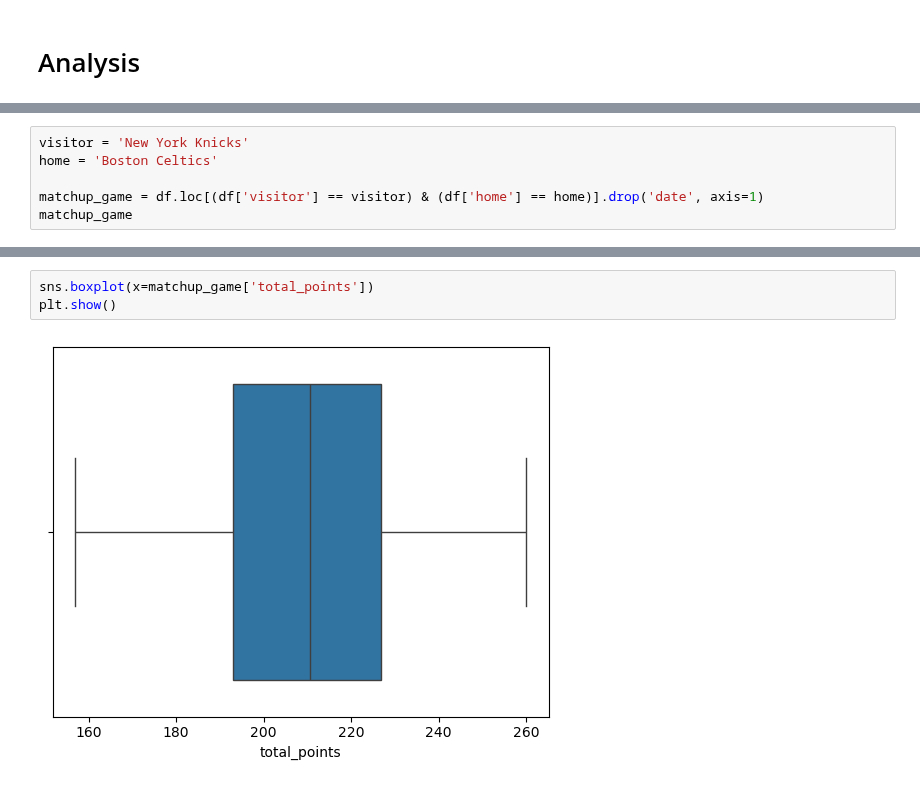
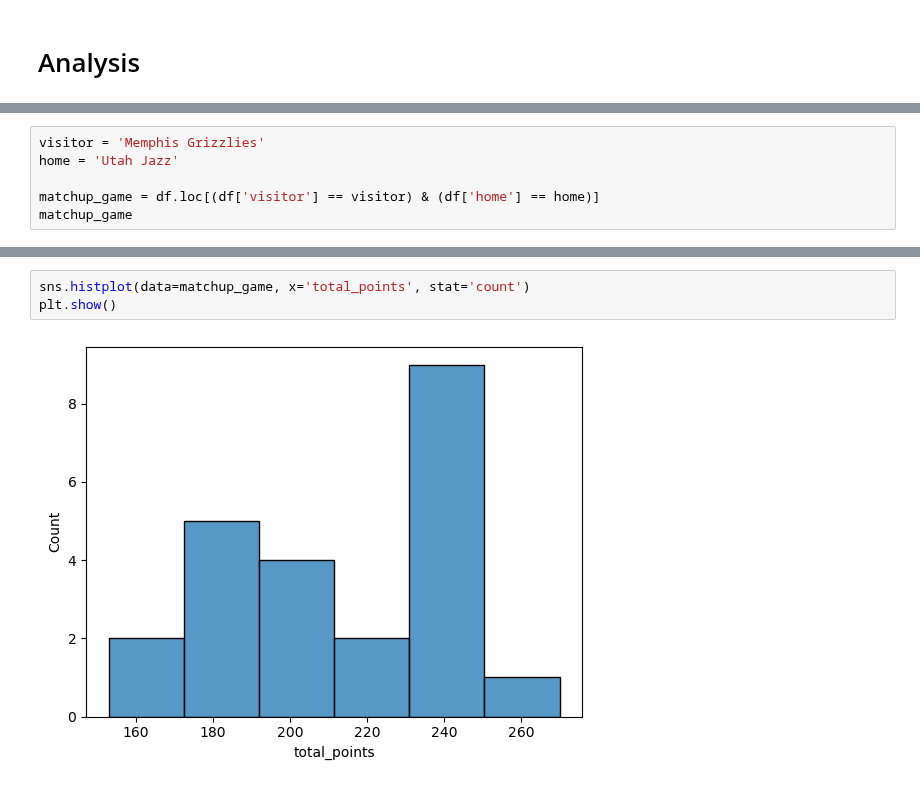
Before and after one commit to VincentGordon-Data-Analyst/nba-api, a Jupyter notebook: nba-analysis.ipynb, the cells around one changed output, grey strips where cells are left out. Drawn from its saved outputs; the diff is of its cells as text.

```diff
--- a/nba-analysis.ipynb
+++ b/nba-analysis.ipynb
@@ -111,7 +125,7 @@ df
 # %%
-visitor = 'New York Knicks'
-home = 'Boston Celtics'
+visitor = 'Memphis Grizzlies'
+home = 'Utah Jazz'
 
-matchup_game = df.loc[(df['visitor'] == visitor) & (df['home'] == home)].drop('date', axis=1)
+matchup_game = df.loc[(df['visitor'] == visitor) & (df['home'] == home)]
 matchup_game
 # %% [output]
@@ -162,5 +157,5 @@ matchup_game.groupby('visitor')['total_points'].agg(['mean', 'min', 'max'])
 # %%
-sns.boxplot(x=matchup_game['total_points'])
+sns.histplot(data=matchup_game, x='total_points', stat='count')
 plt.show()
 # %% [output]
-[figure, old version]
+[figure, new version]
```
Also changed, not shown: parts of 13 cells of this notebook, 3 other files.
